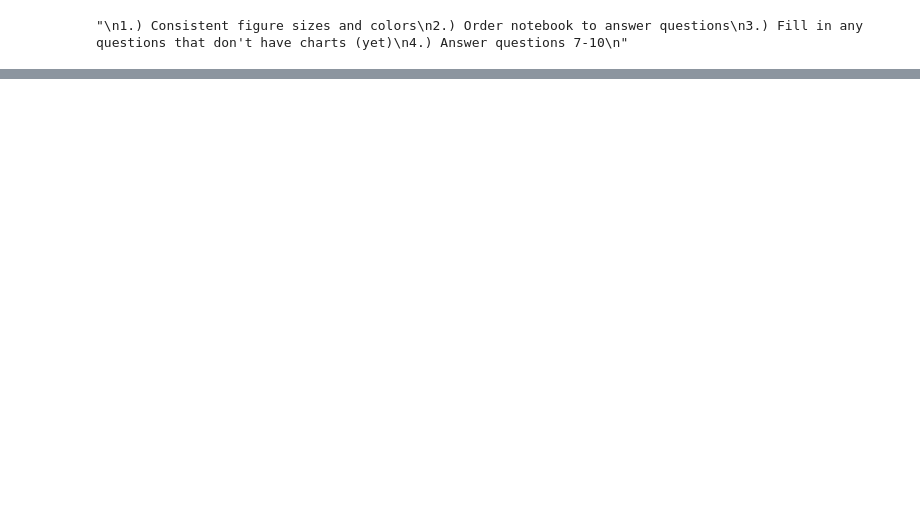
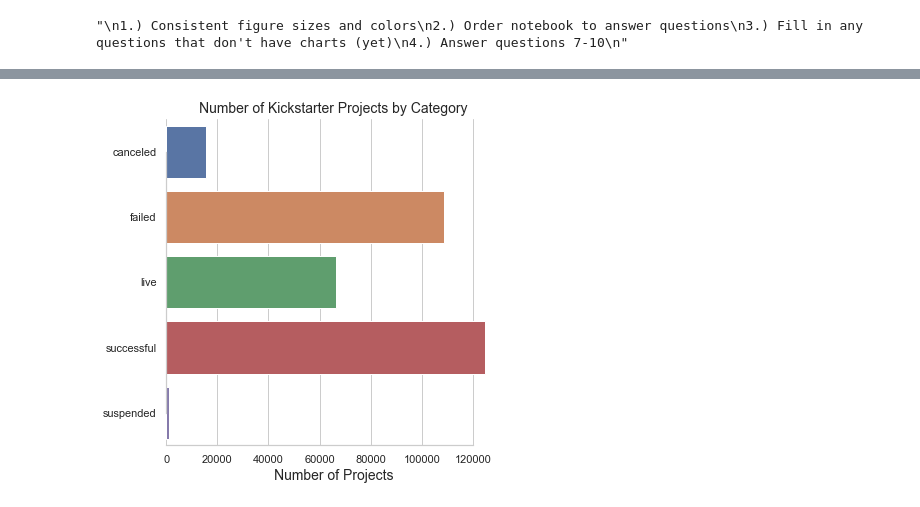
Before and after one commit to tomhalloin/Springboard-Kickstarter, a Jupyter notebook: Kickstarter_Data_Storytelling.ipynb, the cells around one changed output, grey strips where cells are left out. Drawn from its saved outputs; the diff is of its cells as text; code cells hidden in the pictures; blank space fills up the shorter version.

Commit message:
latest kickstarter files

```diff
--- a/Kickstarter_Data_Storytelling.ipynb
+++ b/Kickstarter_Data_Storytelling.ipynb
@@ -37,8 +10,0 @@ Ask the following questions and look for the answers using code and plots:
-# %%
-import numpy as np
-import pandas as pd
-import seaborn as sns
-import matplotlib.pyplot as plt
-%matplotlib inline
-sns.set(style="whitegrid")
-sns.set_palette("colorblind")
@@ -267,0 +24,15 @@ for n, label in enumerate(ax.xaxis.get_ticklabels()):
+# %%
+import numpy as np
+import pandas as pd
+import seaborn as sns
+import matplotlib.pyplot as plt
+%matplotlib inline
+sns.set(style="whitegrid")
+sns.set_context(context=None, font_scale=1, rc=None)
+plt.rcParams['figure.figsize'] = (12, 12)
+# %%
+# Leftover data wrangling
+kickstarter = pd.read_csv('kickstarter.csv', index_col = 0)
+kickstarter.drop_duplicates(inplace=True)
+#kickstarter['launched_at'] = pd.to_datetime((kickstarter['launched_at']))
+#kickstarter['deadline'] = pd.to_datetime((kickstarter['deadline']))
@@ -267,0 +49,9 @@ for n, label in enumerate(ax.xaxis.get_ticklabels()):
+# %%
+f, ax = plt.subplots(figsize=(6, 6))
+sns.barplot(x=original_success_sizes, y=original_success_labels)
+sns.despine(trim=True)
+ax.set_title("Number of Kickstarter Projects by Category", fontsize=14)
+ax.set_xlabel("Number of Projects", fontsize=14)
+plt.show()
+# %% [output]
+[figure, added]
```
Also changed, not shown: parts of 34 cells of this notebook, 2 other files.
